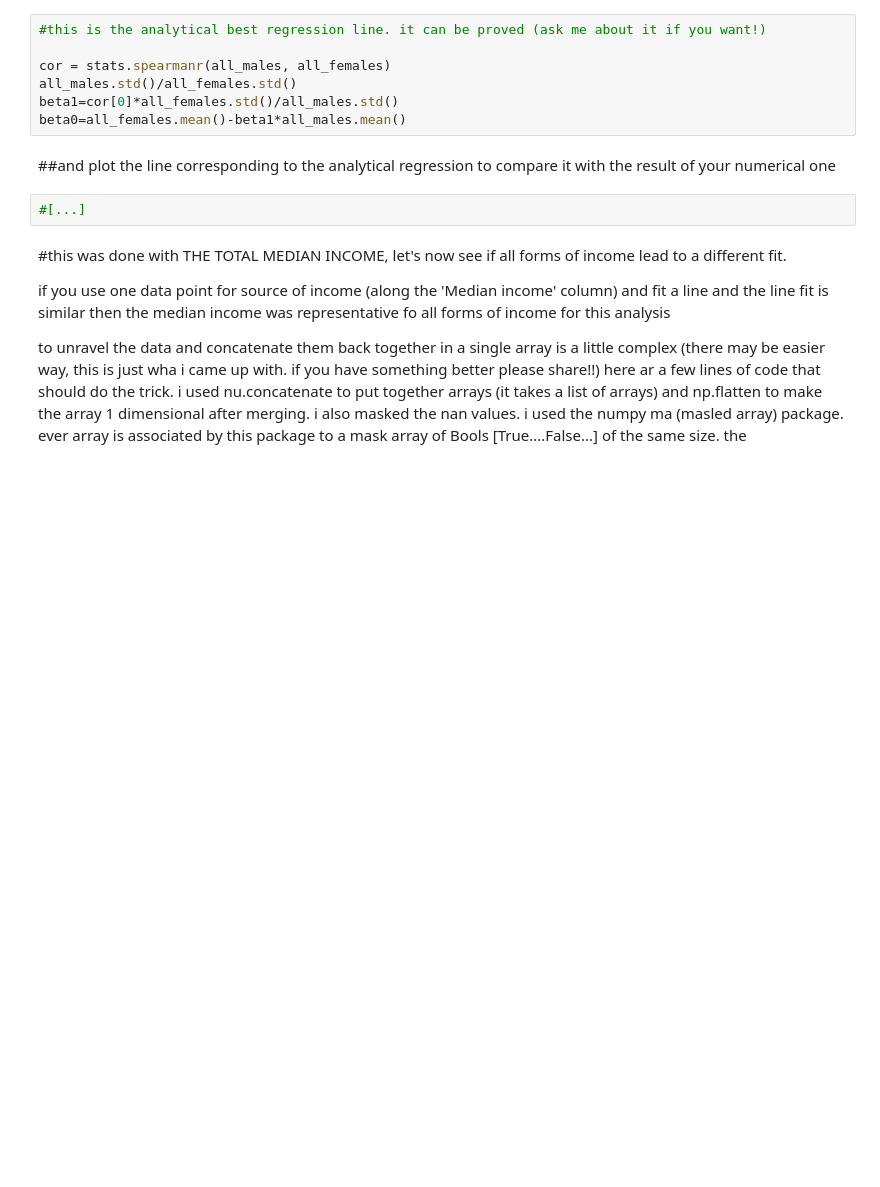
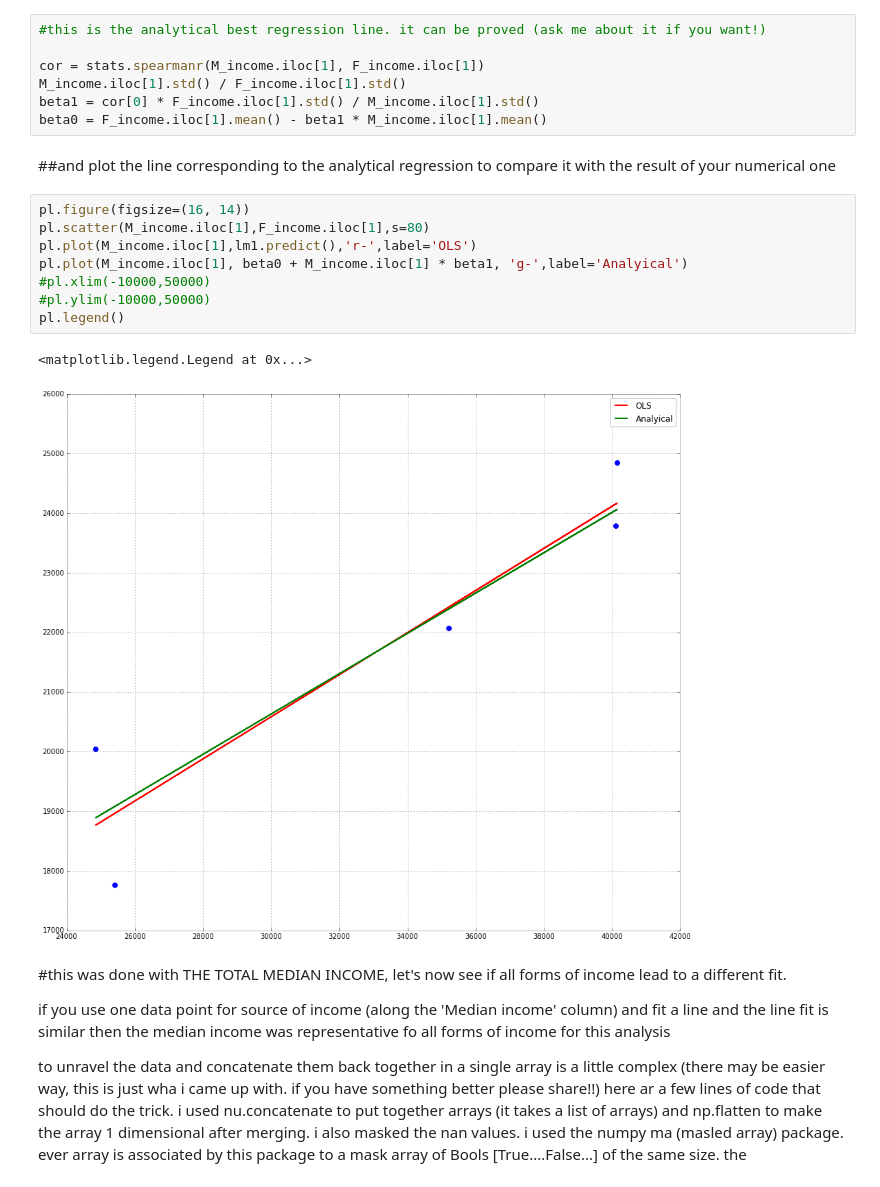
Before and after one commit to yunongcao/PUI2015_ycao, a Jupyter notebook: HW5/Assignment2.ipynb, the cells around one changed output. Drawn from its saved outputs; the diff is of its cells as text; blank space fills up the shorter version.

```diff
--- a/HW5/Assignment2.ipynb
+++ b/HW5/Assignment2.ipynb
@@ -138,14 +187,23 @@ in args i put all arguments of the function residuals that are not to be evaluat
 # %%
 #this is the analytical best regression line. it can be proved (ask me about it if you want!)
 
-cor = stats.spearmanr(all_males, all_females)
-all_males.std()/all_females.std()
-beta1=cor[0]*all_females.std()/all_males.std()
-beta0=all_females.mean()-beta1*all_males.mean()
+cor = stats.spearmanr(M_income.iloc[1], F_income.iloc[1])
+M_income.iloc[1].std() / F_income.iloc[1].std()
+beta1 = cor[0] * F_income.iloc[1].std() / M_income.iloc[1].std()
+beta0 = F_income.iloc[1].mean() - beta1 * M_income.iloc[1].mean()
 # %% [markdown]
 ##and plot the line corresponding to the analytical regression to compare it with the result of your numerical one
-# %%
-#[...]
+# %%
+pl.figure(figsize=(16, 14))
+pl.scatter(M_income.iloc[1],F_income.iloc[1],s=80)
+pl.plot(M_income.iloc[1],lm1.predict(),'r-',label='OLS')
+pl.plot(M_income.iloc[1], beta0 + M_income.iloc[1] * beta1, 'g-',label='Analyical')
+#pl.xlim(-10000,50000)
+#pl.ylim(-10000,50000)
+pl.legend()
+# %% [output]
+<matplotlib.legend.Legend at 0x...>
+[figure, added]
 # %% [markdown]
 #this was done with THE TOTAL MEDIAN INCOME, let's now see if all forms of income lead to a different fit.
 
```
Also changed, not shown: parts of 23 cells of this notebook.
